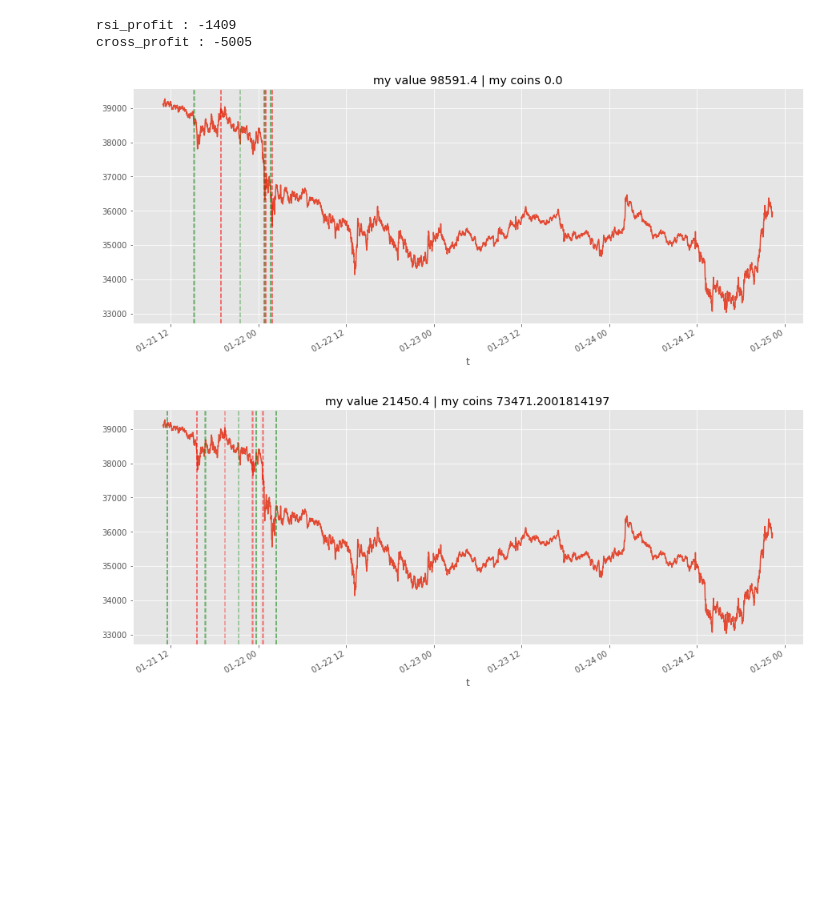
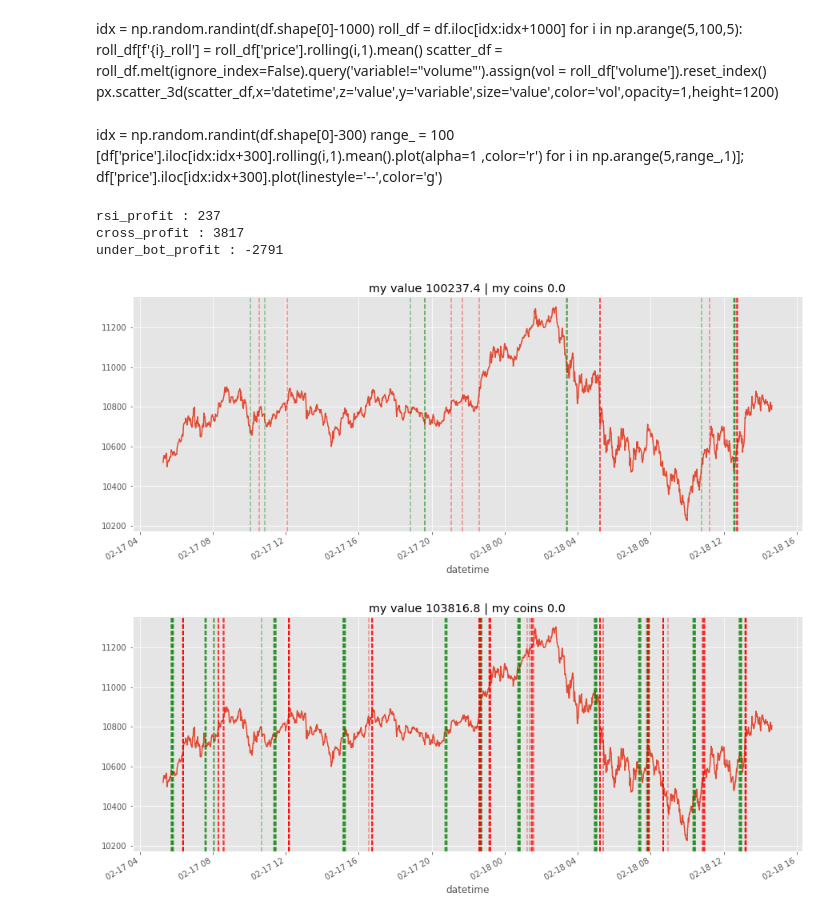
Before and after one commit to charubaiel/MarketCrackers, a Jupyter notebook: kpis/testbot.ipynb, the cells around one changed output. Saved outputs shown, nothing was run; the diff lists cells and outputs as text; code cells hidden in the pictures; blank space fills up the shorter version.

```diff
--- a/kpis/testbot.ipynb
+++ b/kpis/testbot.ipynb
@@ -22,5 +53,5 @@ def rsi_calc(df,w=14):
 # %%
-def check_cross(data,value_col ='avg_price' ,rolling_fast = 10,rolling_slow = 100, cross_window = 10,**kwargs ):
+def check_cross(data,value_col ='price' ,rolling_fast = 10,rolling_slow = 100, cross_window = 10,**kwargs ):
     zz = data.copy()
     zz['r_fast'] = zz[value_col].rolling(rolling_fast,1).mean()
     zz['r_slow'] = zz[value_col].rolling(rolling_slow,1).mean()
@@ -43,0 +64,5 @@ order by t
+# %%
+def under_rolling(df,value_col ='price' ):
+    for i in np.arange(5,100,5):
+        df[f'{i}_roll'] = df[value_col].rolling(i,1).mean()
+    return df.iloc[:,1:].sub(df[value_col],axis=0).sum(axis=1)>0
@@ -169,6 +205,25 @@ class TradeBotCross(TradeBotBase):
     def cross_check(self):
         self.models_result['cross_check'] = check_cross(self.df.to_frame())
         return self.models_result
+# %%
+@dataclass
+class TradeBotUnderRoll(TradeBotBase):
+
+    def underroll(self):
+        self.models_result['underroll'] = under_rolling(self.df.to_frame()).iloc[-1]
+        return self.models_result
+# %% [markdown]
+idx = np.random.randint(df.shape[0]-1000)
+roll_df = df.iloc[idx:idx+1000]
+for i in np.arange(5,100,5):
+    roll_df[f'{i}_roll'] = roll_df['price'].rolling(i,1).mean()
+scatter_df = roll_df.melt(ignore_index=False).query('variable!="volume"').assign(vol = roll_df['volume']).reset_index()
+px.scatter_3d(scatter_df,x='datetime',z='value',y='variable',size='value',color='vol',opacity=1,height=1200)
+# %% [markdown]
+idx = np.random.randint(df.shape[0]-300)
+range_ = 100
+[df['price'].iloc[idx:idx+300].rolling(i,1).mean().plot(alpha=1 ,color='r') for i in np.arange(5,range_,1)];
+df['price'].iloc[idx:idx+300].plot(linestyle='--',color='g')
 # %%
 # Основной этап тестирования - определяем наши стратегии в виде объектов
 # Имитируем ежедневный прирост информации , подавай порционно данные с интервалом 1 минута
@@ -176,13 +231,20 @@ class TradeBotCross(TradeBotBase):
 
 rsi_bot = TradeBotRsi(name = 'Oleg',stoploss=0.02,profit=0.01)
 cross_bot = TradeBotCross(name = 'Vitek',stoploss=0.02,profit=0.01)
+under_bot = TradeBotUnderRoll(name = 'Vitek',stoploss=0.02,profit=0.01)
 
-for i in tqdm(range(1,1000)):
+test_range = 2000
+idxx = np.random.randint(df.shape[0] - test_range)
+for i in tqdm(range(1,test_range)):
 
-    rsi_bot.get_data(qq['avg_price'].iloc[:i])
+    rsi_bot.get_data(df['price'].iloc[idxx:idxx+i])
     rsi_bot.rsi_check()
     rsi_bot.fetch_deals()
 
-    cross_bot.get_data(qq['avg_price'].iloc[:i])
+    cross_bot.get_data(df['price'].iloc[idxx:idxx+i])
     cross_bot.cross_check()
     cross_bot.fetch_deals()
+
+    under_bot.get_data(df['price'].iloc[idxx:idxx+i])
+    under_bot.underroll()
+    under_bot.fetch_deals()
@@ -189,19 +255,22 @@ for i in tqdm(range(1,1000)):
 # %%
 # Инфа сколько по итогу мы ушатали денег ;)
-print(f'rsi_profit : {np.sum(list(rsi_bot.ttl_profit.values())):.0f}\ncross_profit : {np.sum(list(cross_bot.ttl_profit.values())):.0f}')
+print(f'rsi_profit : {rsi_pr:.0f}\n\
+cross_profit : {cross_pr:.0f}\n\
+under_bot_profit : {under_bot_pr:.0f}')
 # %% [output]
-rsi_profit : -1409
-cross_profit : -5005
+rsi_profit : 237
+cross_profit : 3817
+under_bot_profit : -2791
 # %%
 # Визуальный ряд с инфой где мы закупались и где продавали
-qq['avg_price'].iloc[:5000].plot(title=f'my value {rsi_bot.deposit:.1f} | my coins {np.sum(list(rsi_bot.coin_pool.values()))}')
+df['price'].iloc[idxx:idxx+i].plot(title=f'my value {rsi_bot.deposit:.1f} | my coins {np.sum(list(rsi_bot.coin_pool.values()))}')
 [plt.axvline(dt,linestyle='--',color='g',alpha=.4) for dt in rsi_bot.deals_dict['buy']];
 [plt.axvline(dt,linestyle='--',color='r',alpha=.4) for dt in rsi_bot.deals_dict['sell']];
 # %% [output]
-[figure, old version]
+[figure, new version]
 # %%
-qq['avg_price'].iloc[:5000].plot(title=f'my value {cross_bot.deposit:.1f} | my coins {np.sum(list(cross_bot.coin_pool.values()))}')
+df['price'].iloc[idxx:idxx+i].plot(title=f'my value {cross_bot.deposit:.1f} | my coins {np.sum(list(cross_bot.coin_pool.values()))}')
 [plt.axvline(dt,linestyle='--',color='g',alpha=.4) for dt in cross_bot.deals_dict['buy']];
 [plt.axvline(dt,linestyle='--',color='r',alpha=.4) for dt in cross_bot.deals_dict['sell']];
 # %% [output]
-[figure, old version]
+[figure, new version]
```
Also changed, not shown: parts of 9 cells of this notebook, 2 other files.
